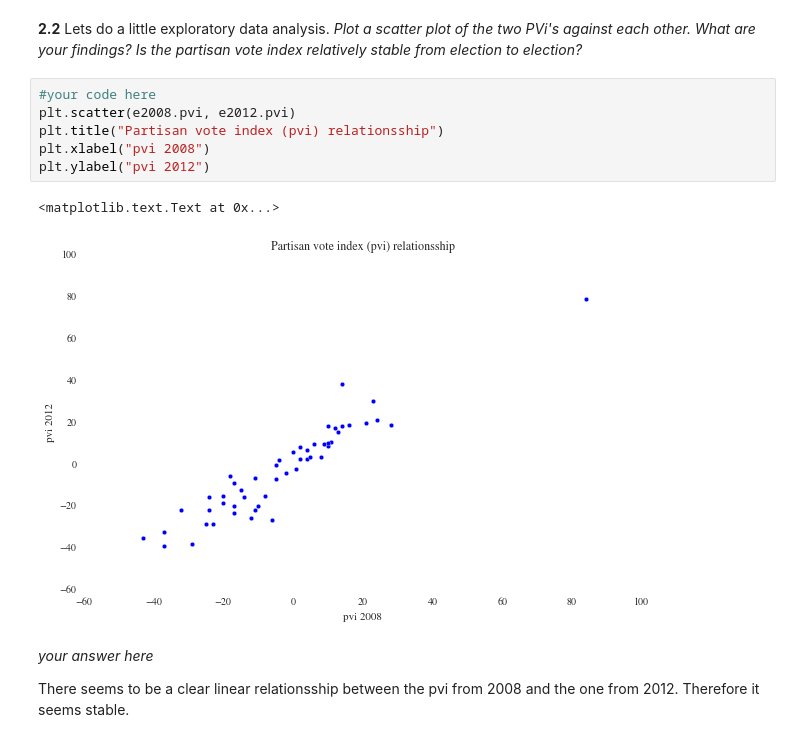
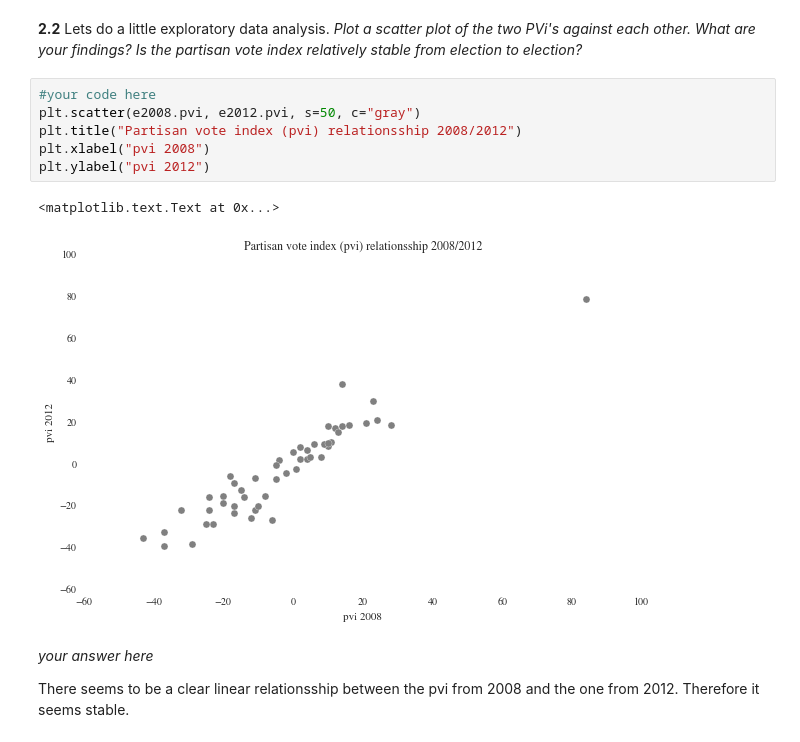
Before and after one commit to imantdaunhawer/content_2013, a Jupyter notebook: HW2.ipynb, the cells around one changed output. Cells and saved outputs as stored; diff of their text form.

```diff
--- a/HW2.ipynb
+++ b/HW2.ipynb
@@ -920,13 +920,13 @@ results2012.head()
 **2.2** Lets do a little exploratory data analysis. *Plot a scatter plot of the two PVi's against each other. What are your findings? Is the partisan vote index relatively stable from election to election?*
 # %%
 #your code here
-plt.scatter(e2008.pvi, e2012.pvi)
-plt.title("Partisan vote index (pvi) relationsship")
+plt.scatter(e2008.pvi, e2012.pvi, s=50, c="gray")
+plt.title("Partisan vote index (pvi) relationsship 2008/2012")
 plt.xlabel("pvi 2008")
 plt.ylabel("pvi 2012")
 # %% [output]
 <matplotlib.text.Text at 0x...>
-[figure, old version]
+[figure, new version]
 # %% [markdown]
 *your answer here*
 
```
Also changed, not shown: parts of 12 cells of this notebook.
